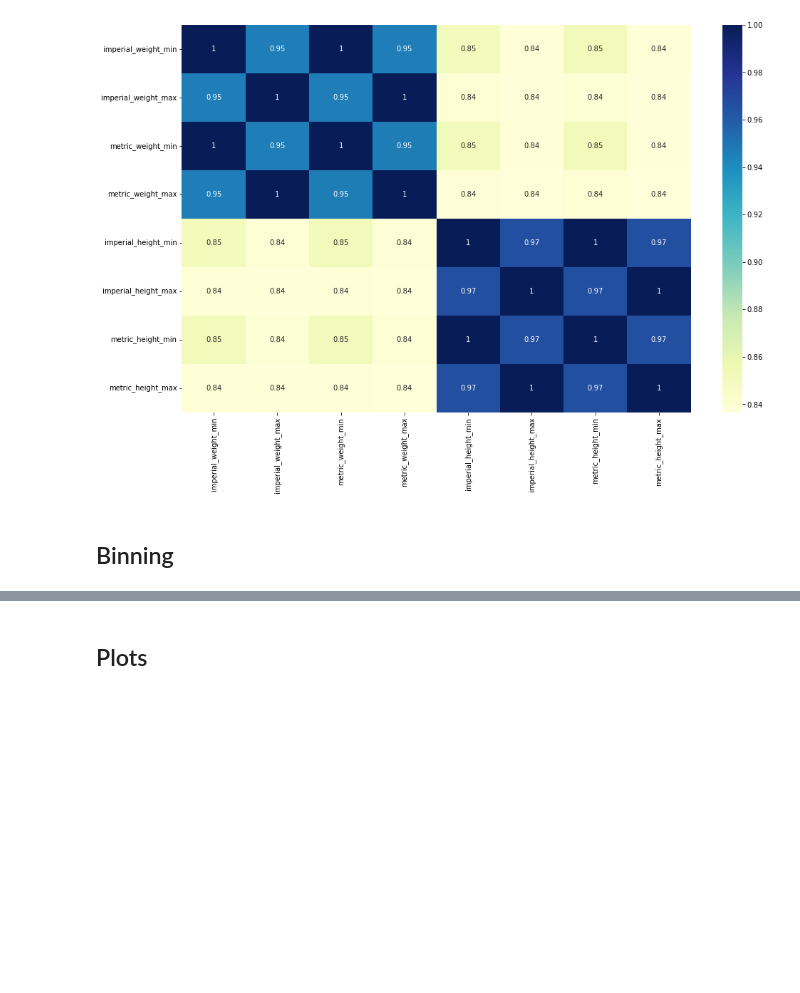
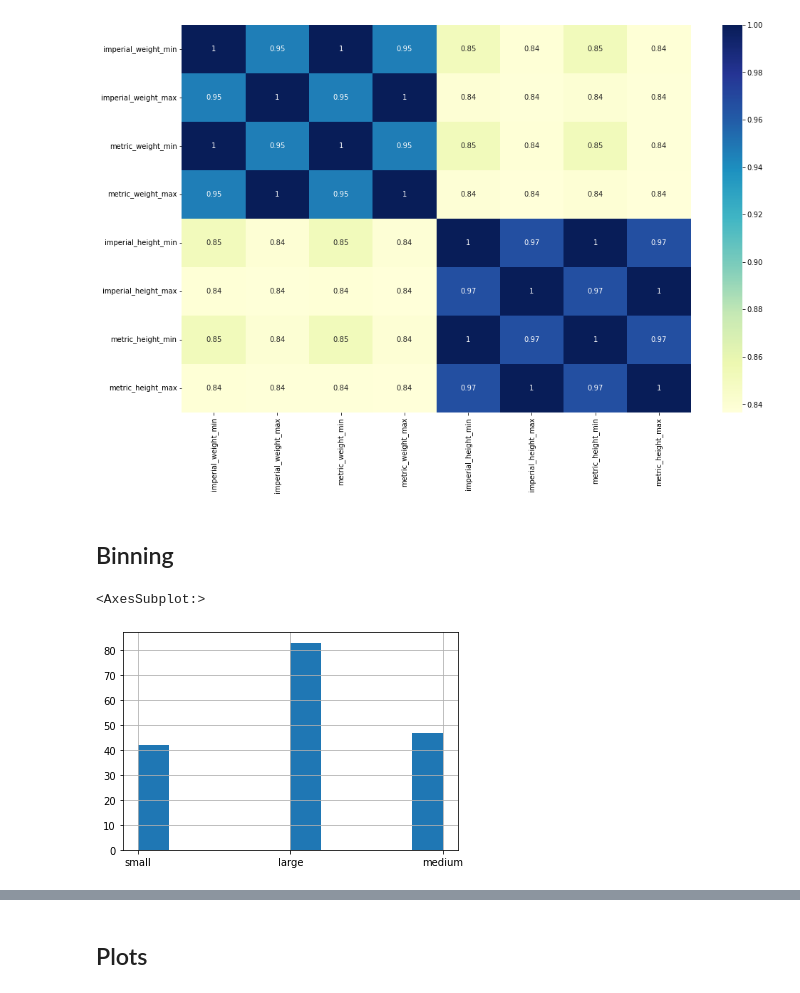
Before and after one commit to Xiaoton3/ShoPETfy, a Jupyter notebook: data/pet_characteristics/Pet_Characteristics.ipynb, the cells around one changed output, grey strips where cells are left out. Cells and saved outputs as stored; diff of their text form; code cells hidden in the pictures; blank space fills up the shorter version.

```diff
--- a/data/pet_characteristics/Pet_Characteristics.ipynb
+++ b/data/pet_characteristics/Pet_Characteristics.ipynb
@@ -138,5 +138,9 @@ Name: name, dtype: int64
 # %% [markdown]
 ## Binning
 # %%
-# binning by height
-pd.cut(pet_df[column], bins = [ ], labels = [ ] )
+# binning by weight
+pet_df['size'] = pd.cut(pet_df['imperial_weight_mid'], bins = [0, 23, 55, 200], labels = ['small', 'medium', 'large'] )
+pet_df['size'].hist()
+# %% [output]
+<AxesSubplot:>
+[figure, added]
```
Also changed, not shown: parts of 1 cell of this notebook, 3 other files.
